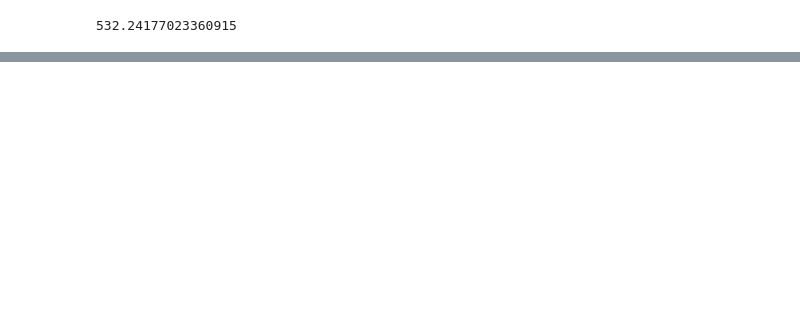
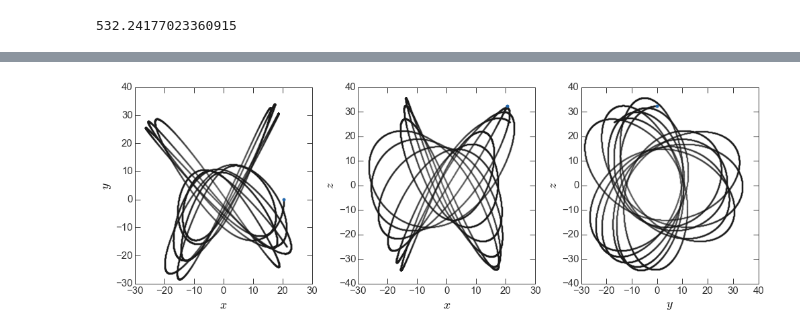
Before and after one commit to adrn/StreamMorphology, a Jupyter notebook: notebooks/Freqmap.ipynb, the cells around one changed output, grey strips where cells are left out. Drawn from its saved outputs; the diff is of its cells as text; code cells hidden in the pictures; blank space fills up the shorter version.

```diff
--- a/notebooks/Freqmap.ipynb
+++ b/notebooks/Freqmap.ipynb
@@ -377,0 +387,6 @@ python scripts/makerun.py --name=fast_freq_diff --pos='-41.4603217118,-18.710272
+# %%
+t,w = potential.integrate_orbit(new_w0['slow'], dt=scf_dt, nsteps=scf_nsteps, Integrator=gi.DOPRI853Integrator)
+fig = gd.plot_orbits(w, marker='.', linestyle='none', alpha=0.1)
+fig = gd.plot_orbits(w[-1], marker='o', axes=fig.axes)
+# %% [output]
+[figure, added]
```
Also changed, not shown: parts of 21 cells of this notebook, 2 other files.
